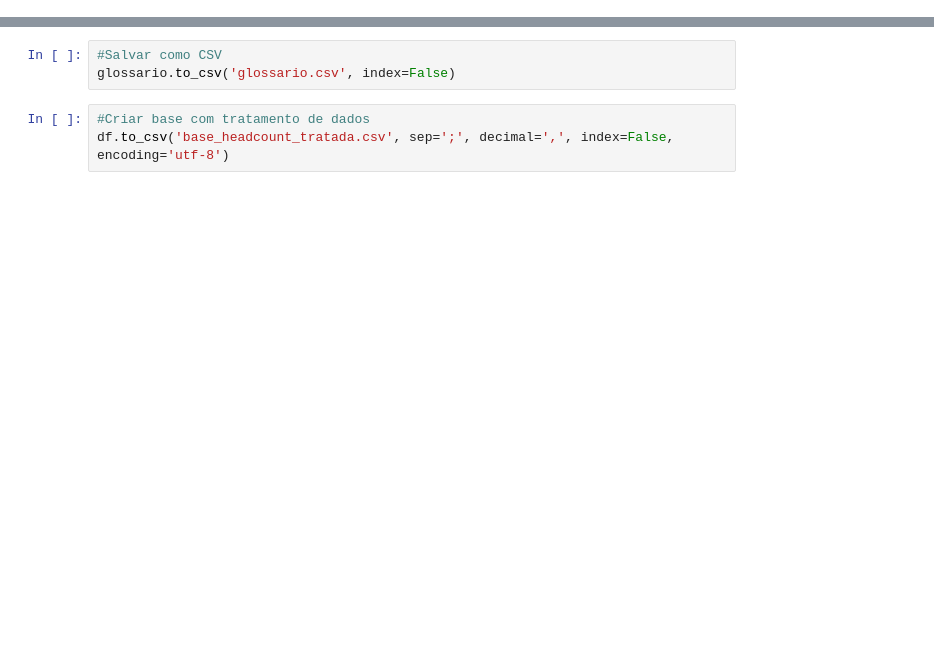
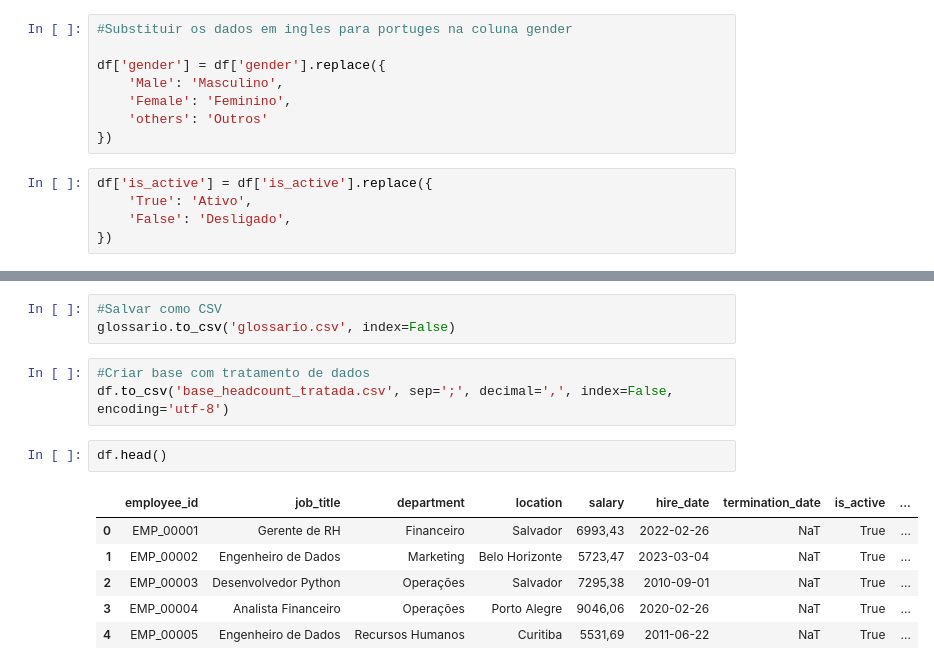
Before and after one commit to ViniAndrade11/case-dasa, a Jupyter notebook: tratamento_dados_criacao_glossario.ipynb, the cells around one changed output, grey strips where cells are left out. Cells and saved outputs as stored; diff of their text form; blank space fills up the shorter version.

```diff
--- a/tratamento_dados_criacao_glossario.ipynb
+++ b/tratamento_dados_criacao_glossario.ipynb
@@ -290,6 +290,19 @@ EMP_00770    31
 EMP_00200    25
 Name: count, Length: 1000, dtype: int64
 ----------------------------------------------------------------------------------------------------
+# %%
+#Substituir os dados em ingles para portuges na coluna gender
+
+df['gender'] = df['gender'].replace({
+    'Male': 'Masculino',
+    'Female': 'Feminino',
+    'others': 'Outros'
+})
+# %%
+df['is_active'] = df['is_active'].replace({
+    'True': 'Ativo',
+    'False': 'Desligado',
+})
 # %%
 #Criar glossario
 glossario = pd.DataFrame({
@@ -382,3 +395,12 @@ glossario.to_csv('glossario.csv', index=False)
 # %%
 #Criar base com tratamento de dados
 df.to_csv('base_headcount_tratada.csv', sep=';', decimal=',', index=False, encoding='utf-8')
+# %%
+df.head()
+# %% [output]
+|  | employee_id | job_title | department | location | salary | hire_date | termination_date | is_active | ... |
+| 0 | EMP_00001 | Gerente de RH | Financeiro | Salvador | 6993,43 | 2022-02-26 | NaT | True | ... |
+| 1 | EMP_00002 | Engenheiro de Dados | Marketing | Belo Horizonte | 5723,47 | 2023-03-04 | NaT | True | ... |
+| 2 | EMP_00003 | Desenvolvedor Python | Operações | Salvador | 7295,38 | 2010-09-01 | NaT | True | ... |
+| 3 | EMP_00004 | Analista Financeiro | Operações | Porto Alegre | 9046,06 | 2020-02-26 | NaT | True | ... |
+| 4 | EMP_00005 | Engenheiro de Dados | Recursos Humanos | Curitiba | 5531,69 | 2011-06-22 | NaT | True | ... |
```
Also changed, not shown: parts of 1 cell of this notebook.
